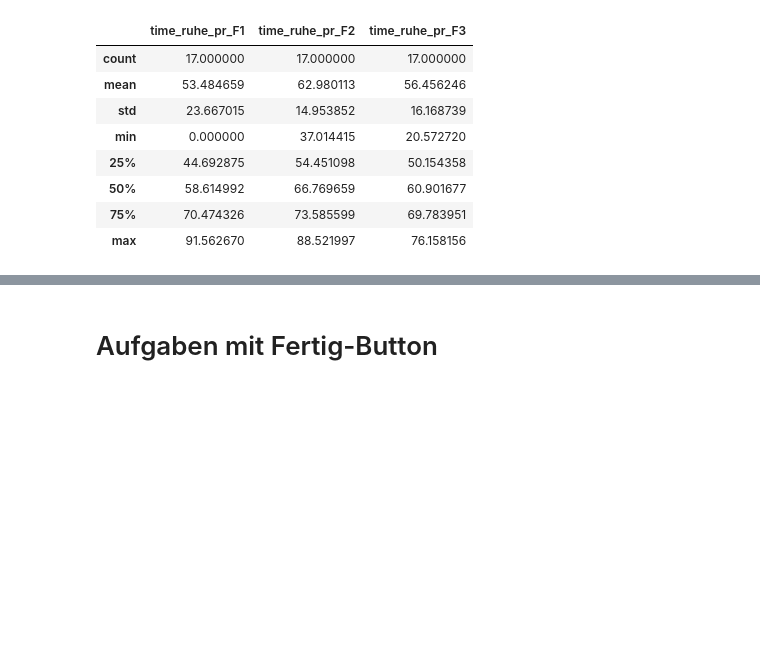
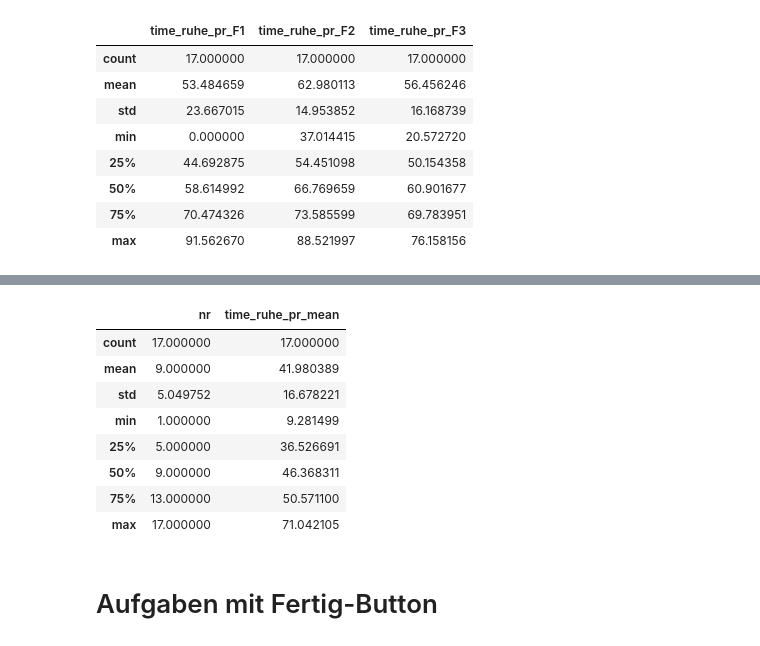
Before and after one commit to isabelvonah/ba, a Jupyter notebook: analysis/05_analysis.ipynb, the cells around one changed output, grey strips where cells are left out. Cells and saved outputs as stored; diff of their text form; code cells hidden in the pictures; blank space fills up the shorter version.

```diff
--- a/analysis/05_analysis.ipynb
+++ b/analysis/05_analysis.ipynb
@@ -312,3 +335,15 @@ users[columns].describe()
+# %%
+users[["nr", "time_ruhe_pr_mean"]].describe()
+# %% [output]
+|  | nr | time_ruhe_pr_mean |
+| count | 17.000000 | 17.000000 |
+| mean | 9.000000 | 41.980389 |
+| std | 5.049752 | 16.678221 |
+| min | 1.000000 | 9.281499 |
+| 25% | 5.000000 | 36.526691 |
+| 50% | 9.000000 | 46.368311 |
+| 75% | 13.000000 | 50.571100 |
+| max | 17.000000 | 71.042105 |
 # %% [markdown]
 # Aufgaben mit Fertig-Button
 # %%
```
Also changed, not shown: parts of 3 cells of this notebook, 1 other file.
